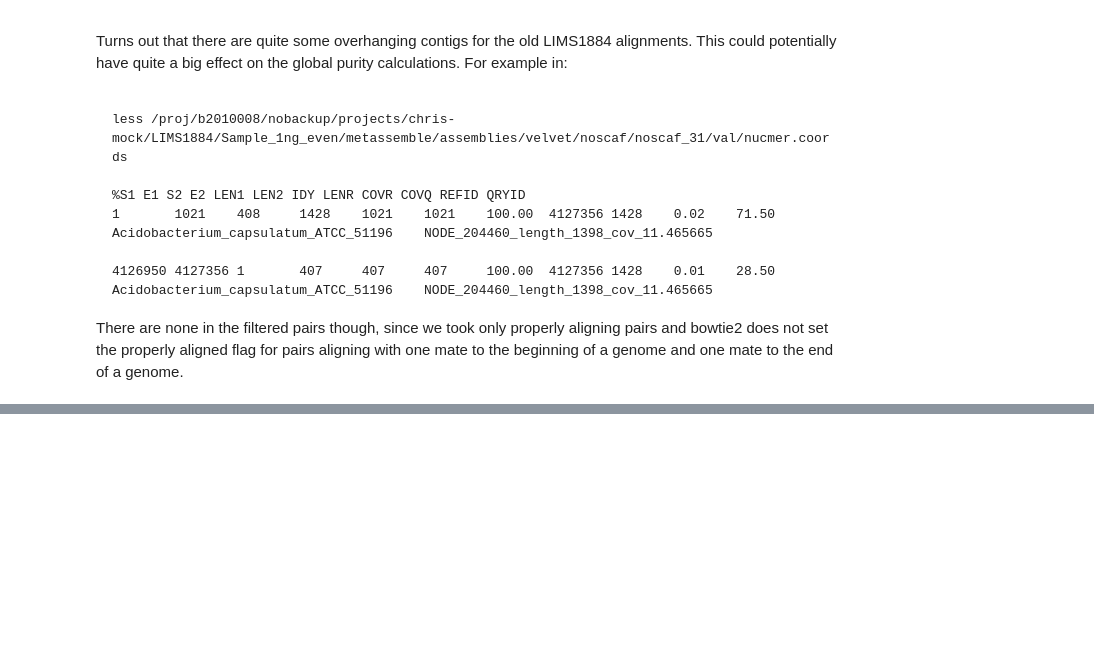
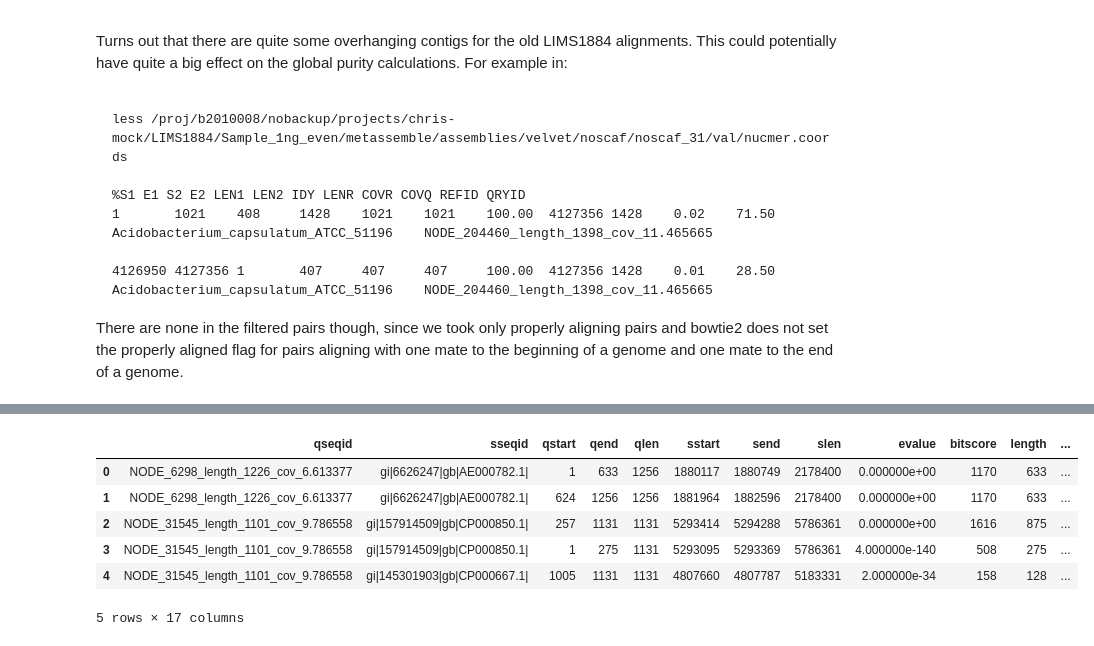
Before and after one commit to inodb/masmvali-publication, a Jupyter notebook: notebooks/LIMS1884-filtered-pairs-assemblies.ipynb, the cells around one changed output, grey strips where cells are left out. Saved outputs shown, nothing was run; the diff lists cells and outputs as text; code cells hidden in the pictures; blank space fills up the shorter version.

```diff
--- a/notebooks/LIMS1884-filtered-pairs-assemblies.ipynb
+++ b/notebooks/LIMS1884-filtered-pairs-assemblies.ipynb
@@ -209,0 +238,10 @@ There are none in the filtered pairs though, since we took only properly alignin
+# %%
+blastr.head()
+# %% [output]
+|  | qseqid | sseqid | qstart | qend | qlen | sstart | send | slen | evalue | bitscore | length | ... |
+| 0 | NODE_6298_length_1226_cov_6.613377 | gi|6626247|gb|AE000782.1| | 1 | 633 | 1256 | 1880117 | 1880749 | 2178400 | 0.000000e+00 | 1170 | 633 | ... |
+| 1 | NODE_6298_length_1226_cov_6.613377 | gi|6626247|gb|AE000782.1| | 624 | 1256 | 1256 | 1881964 | 1882596 | 2178400 | 0.000000e+00 | 1170 | 633 | ... |
+| 2 | NODE_31545_length_1101_cov_9.786558 | gi|157914509|gb|CP000850.1| | 257 | 1131 | 1131 | 5293414 | 5294288 | 5786361 | 0.000000e+00 | 1616 | 875 | ... |
+| 3 | NODE_31545_length_1101_cov_9.786558 | gi|157914509|gb|CP000850.1| | 1 | 275 | 1131 | 5293095 | 5293369 | 5786361 | 4.000000e-140 | 508 | 275 | ... |
+| 4 | NODE_31545_length_1101_cov_9.786558 | gi|145301903|gb|CP000667.1| | 1005 | 1131 | 1131 | 4807660 | 4807787 | 5183331 | 2.000000e-34 | 158 | 128 | ... |
+5 rows × 17 columns
```
Also changed, not shown: parts of 13 cells of this notebook.
